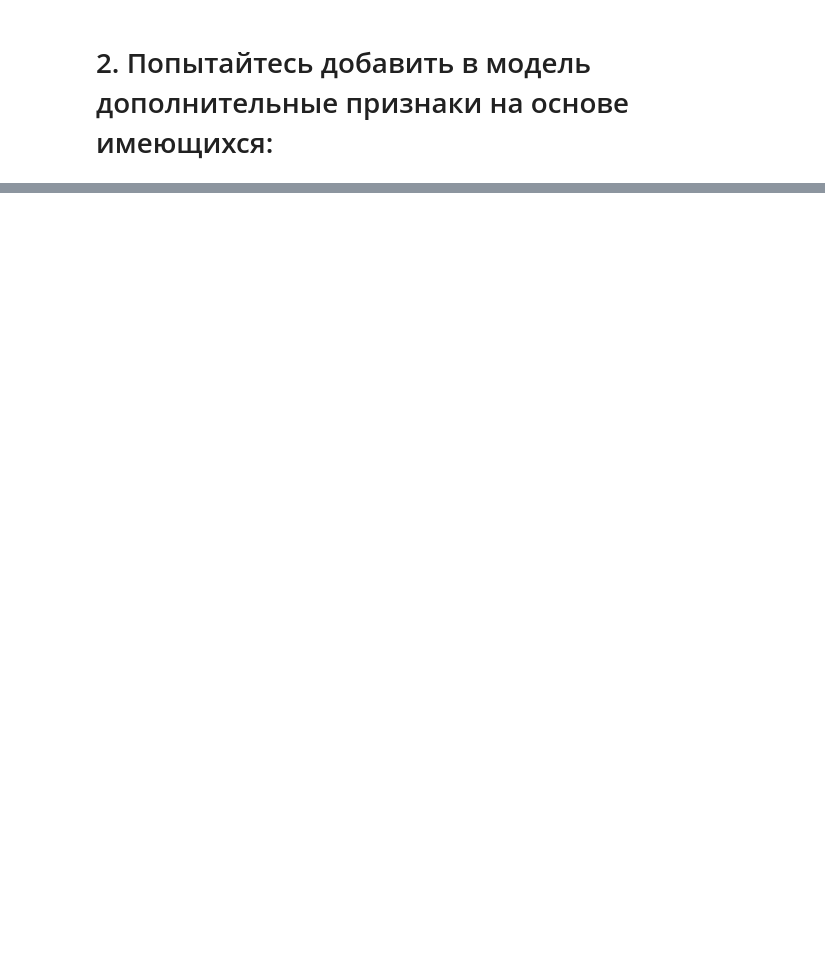
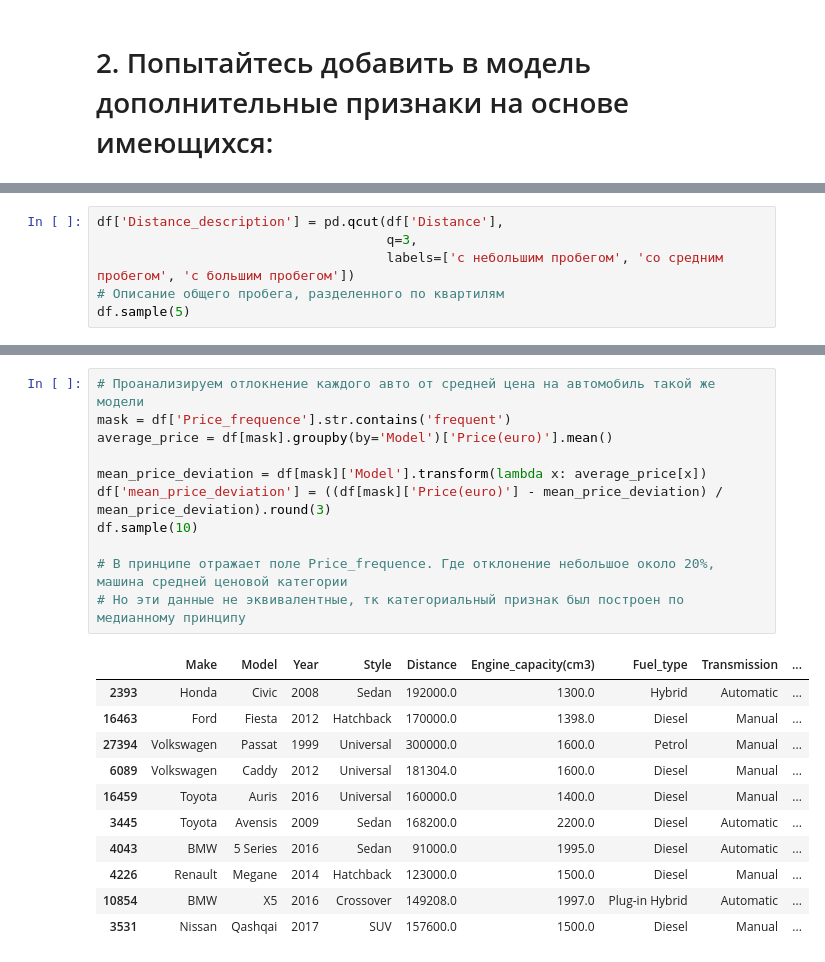
Before and after one commit to pyretttt/master_mle, a Jupyter notebook: practice1.ipynb, the cells around one changed output, grey strips where cells are left out. Drawn from its saved outputs; the diff is of its cells as text; blank space fills up the shorter version.

```diff
--- a/practice1.ipynb
+++ b/practice1.ipynb
@@ -137,0 +139,6 @@ ax.legend()
+# %%
+df['Distance_description'] = pd.qcut(df['Distance'],
+                                     q=3,
+                                     labels=['с небольшим пробегом', 'со средним пробегом', 'с большим пробегом'])
+# Описание общего пробега, разделенного по квартилям
+df.sample(5)
@@ -137,0 +180,23 @@ ax.legend()
+# %%
+# Проанализируем отлокнение каждого авто от средней цена на автомобиль такой же модели
+mask = df['Price_frequence'].str.contains('frequent')
+average_price = df[mask].groupby(by='Model')['Price(euro)'].mean()
+
+mean_price_deviation = df[mask]['Model'].transform(lambda x: average_price[x])
+df['mean_price_deviation'] = ((df[mask]['Price(euro)'] - mean_price_deviation) / mean_price_deviation).round(3)
+df.sample(10)
+
+# В принципе отражает поле Price_frequence. Где отклонение небольшое около 20%, машина средней ценовой категории
+# Но эти данные не эквивалентные, тк категориальный признак был построен по медианному принципу
+# %% [output]
+|  | Make | Model | Year | Style | Distance | Engine_capacity(cm3) | Fuel_type | Transmission | ... |
+| 2393 | Honda | Civic | 2008 | Sedan | 192000.0 | 1300.0 | Hybrid | Automatic | ... |
+| 16463 | Ford | Fiesta | 2012 | Hatchback | 170000.0 | 1398.0 | Diesel | Manual | ... |
+| 27394 | Volkswagen | Passat | 1999 | Universal | 300000.0 | 1600.0 | Petrol | Manual | ... |
+| 6089 | Volkswagen | Caddy | 2012 | Universal | 181304.0 | 1600.0 | Diesel | Manual | ... |
+| 16459 | Toyota | Auris | 2016 | Universal | 160000.0 | 1400.0 | Diesel | Manual | ... |
+| 3445 | Toyota | Avensis | 2009 | Sedan | 168200.0 | 2200.0 | Diesel | Automatic | ... |
+| 4043 | BMW | 5 Series | 2016 | Sedan | 91000.0 | 1995.0 | Diesel | Automatic | ... |
+| 4226 | Renault | Megane | 2014 | Hatchback | 123000.0 | 1500.0 | Diesel | Manual | ... |
+| 10854 | BMW | X5 | 2016 | Crossover | 149208.0 | 1997.0 | Plug-in Hybrid | Automatic | ... |
+| 3531 | Nissan | Qashqai | 2017 | SUV | 157600.0 | 1500.0 | Diesel | Manual | ... |
```
Also changed, not shown: parts of 12 cells of this notebook, 3 other files.
